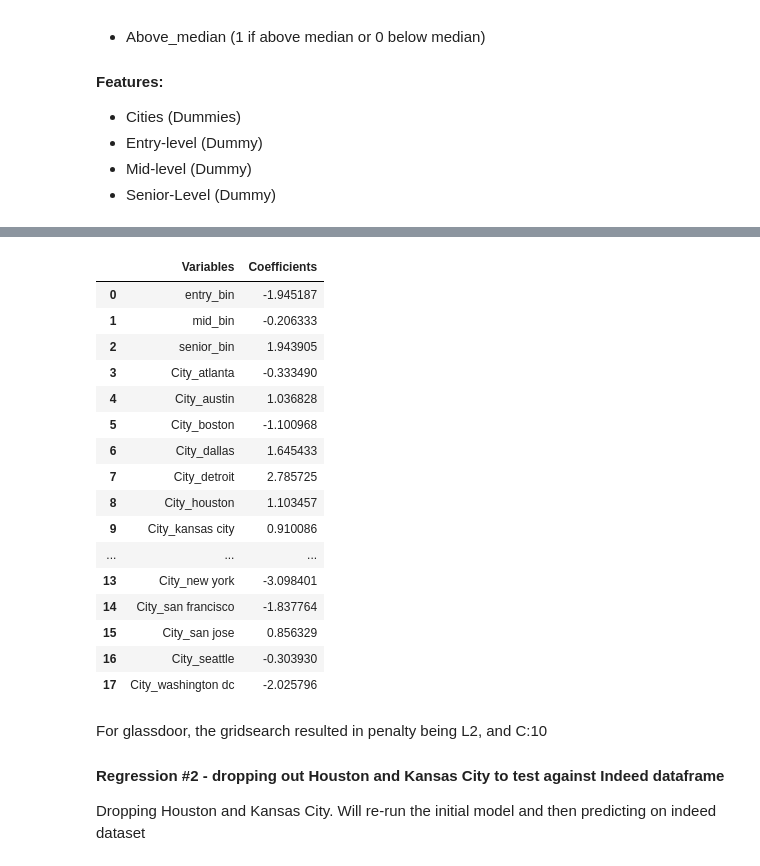
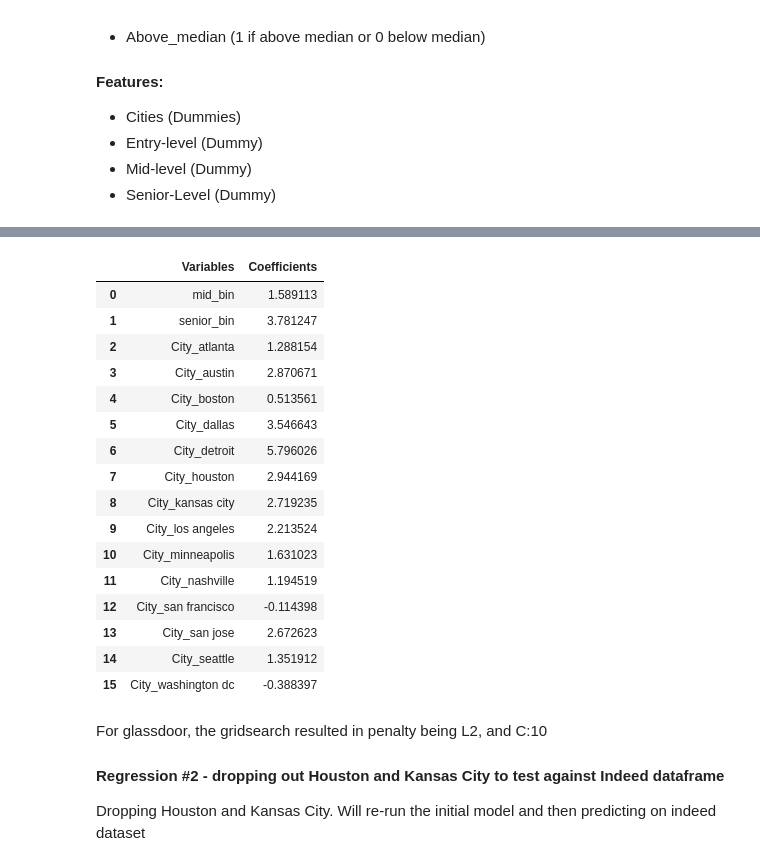
Before and after one commit to adalal80/GA-DSI, a Jupyter notebook: projects/projects-weekly/project-04/scraping-project-4-starter_JPF.ipynb, the cells around one changed output, grey strips where cells are left out. Saved outputs shown, nothing was run; the diff lists cells and outputs as text; code cells hidden in the pictures.

```diff
--- a/projects/projects-weekly/project-04/scraping-project-4-starter_JPF.ipynb
+++ b/projects/projects-weekly/project-04/scraping-project-4-starter_JPF.ipynb
@@ -796,7 +796,7 @@ Used Glassdoor to scrape salaries and expatistan.com to scrape cost of living
 * Senior-Level (Dummy)
 # %%
 features = gd.loc[:,['City','entry_bin','mid_bin','senior_bin']]
-X = pd.get_dummies(features,columns=['City'])
+X = pd.get_dummies(features,columns=['City']).drop(axis = 1,labels = ['entry_bin','City_new york'])
 y = gd['above_median']
 # %%
 X_train, X_test, Y_train, Y_test = train_test_split(X, y, test_size = 0.33, random_state = 77) ## create train-test out of the data given
@@ -887,32 +887,32 @@ plt.show()
 # %%
-coef = cv_model.coef_.reshape(18,1)
+coef = cv_model.coef_.reshape(16,1)
 coefficients = pd.Series([x for x in coef]).to_frame().astype(float)
 coefficients = coefficients.rename(columns = {0:'Coefficients'})
 variables = []
 for x in X.columns:
     variables.append(x)
 var = pd.Series(variables).to_frame('Variables')
 model_coef = pd.concat([var, coefficients],axis=1)
 pct = (np.exp(model_coef['Coefficients'])-1)*100
 model_coef
 # %% [output]
 |  | Variables | Coefficients |
-| 0 | entry_bin | -1.945187 |
-| 1 | mid_bin | -0.206333 |
-| 2 | senior_bin | 1.943905 |
-| 3 | City_atlanta | -0.333490 |
-| 4 | City_austin | 1.036828 |
-| 5 | City_boston | -1.100968 |
-| 6 | City_dallas | 1.645433 |
-| 7 | City_detroit | 2.785725 |
-| 8 | City_houston | 1.103457 |
-| 9 | City_kansas city | 0.910086 |
-| ... | ... | ... |
-| 13 | City_new york | -3.098401 |
-| 14 | City_san francisco | -1.837764 |
-| 15 | City_san jose | 0.856329 |
-| 16 | City_seattle | -0.303930 |
-| 17 | City_washington dc | -2.025796 |
+| 0 | mid_bin | 1.589113 |
+| 1 | senior_bin | 3.781247 |
+| 2 | City_atlanta | 1.288154 |
+| 3 | City_austin | 2.870671 |
+| 4 | City_boston | 0.513561 |
+| 5 | City_dallas | 3.546643 |
+| 6 | City_detroit | 5.796026 |
+| 7 | City_houston | 2.944169 |
+| 8 | City_kansas city | 2.719235 |
+| 9 | City_los angeles | 2.213524 |
+| 10 | City_minneapolis | 1.631023 |
+| 11 | City_nashville | 1.194519 |
+| 12 | City_san francisco | -0.114398 |
+| 13 | City_san jose | 2.672623 |
+| 14 | City_seattle | 1.351912 |
+| 15 | City_washington dc | -0.388397 |
 # %% [markdown]
 For glassdoor, the gridsearch resulted in penalty being L2, and C:10
 
```
Also changed, not shown: parts of 14 cells of this notebook.
